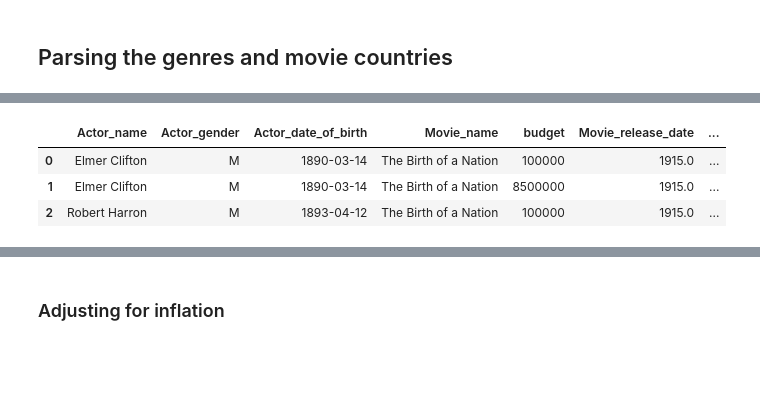
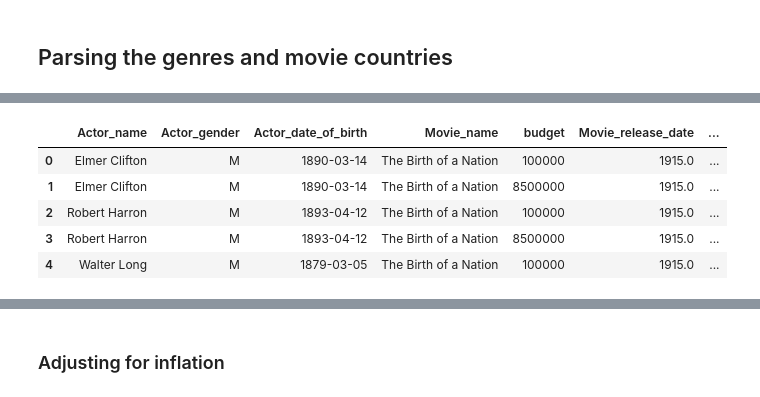
Before and after one commit to louisleger/ada-final-project, a Jupyter notebook: src/Data_Cleaning.ipynb, the cells around one changed output, grey strips where cells are left out. Cells and saved outputs as stored; diff of their text form; code cells hidden in the pictures; blank space fills up the shorter version.

```diff
--- a/src/Data_Cleaning.ipynb
+++ b/src/Data_Cleaning.ipynb
@@ -153,5 +146,12 @@ Movie_countries              0.000000
 Movie_genres                 0.000000
 dtype: float64
 # %%
-movie = movie[['Wikipedia_movie_ID', 'Movie_name', 'Movie_release_date', 'Movie_box_office_revenue','Movie_runtime', 'Movie_countries', 'Movie_genres']]
+# Remove unnecessary columns from movie dataset
+movie = movie[['Wikipedia_movie_ID',
+               'Movie_name',
+               'Movie_release_date',
+               'Movie_box_office_revenue',
+               'Movie_runtime',
+               'Movie_countries',
+               'Movie_genres']]
 # %%
@@ -285,10 +213,12 @@ budget.head(3)
 # %%
 # Merging the profit dataset with character dataset
 profit = pd.merge(char_no_nan, budget)
 profit = profit.drop(['Wikipedia_movie_ID'], axis=1)
-profit.head(3)
+profit.head()
 # %% [output]
 |  | Actor_name | Actor_gender | Actor_date_of_birth | Movie_name | budget | Movie_release_date | ... |
 | 0 | Elmer Clifton | M | 1890-03-14 | The Birth of a Nation | 100000 | 1915.0 | ... |
 | 1 | Elmer Clifton | M | 1890-03-14 | The Birth of a Nation | 8500000 | 1915.0 | ... |
 | 2 | Robert Harron | M | 1893-04-12 | The Birth of a Nation | 100000 | 1915.0 | ... |
+| 3 | Robert Harron | M | 1893-04-12 | The Birth of a Nation | 8500000 | 1915.0 | ... |
+| 4 | Walter Long | M | 1879-03-05 | The Birth of a Nation | 100000 | 1915.0 | ... |
```
Also changed, not shown: parts of 31 cells of this notebook, 7 other files.
